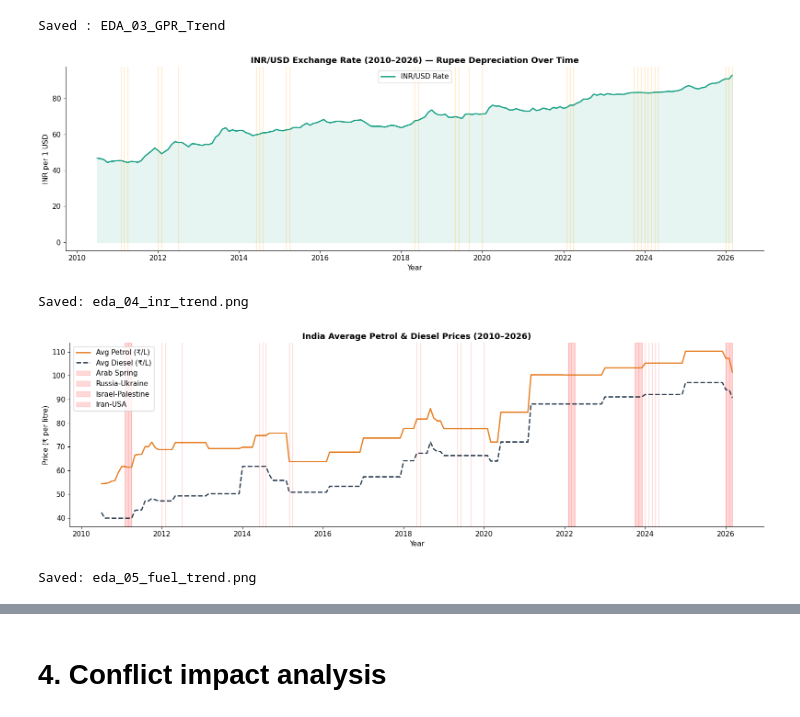
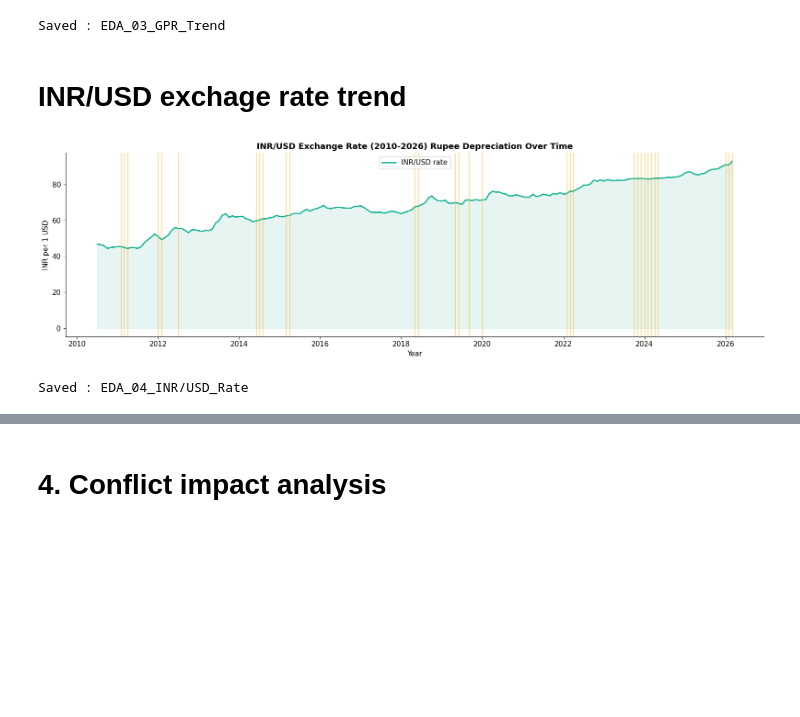
Before and after one commit to Anas-Quazi/Petro-Analyst, a Jupyter notebook: Exploratory_Data_Analysis/eda.ipynb, the cells around one changed output, grey strips where cells are left out. Drawn from its saved outputs; the diff is of its cells as text; code cells hidden in the pictures; blank space fills up the shorter version.

Commit message:
Visualization: Done exploratory analysis for multiple signals

```diff
--- a/Exploratory_Data_Analysis/eda.ipynb
+++ b/Exploratory_Data_Analysis/eda.ipynb
@@ -241,55 +241,25 @@ print("Saved : EDA_03_GPR_Trend")
 # %% [output]
 [figure]
 Saved : EDA_03_GPR_Trend
-# %%
-
-#~ ─── 3d. INR/USD exchange rate trend
-fig, ax = plt.subplots(figsize=(16, 5))
-ax.plot(df['date'], df['usd_rate'], color='#16a085', linewidth=2, label='INR/USD Rate')
-ax.fill_between(df['date'], df['usd_rate'], alpha=0.1, color='#16a085')
-
-for d in conflict_months:
-    ax.axvline(x=d, color='orange', alpha=0.3, linewidth=1)
-
-ax.set_title('INR/USD Exchange Rate (2010–2026) — Rupee Depreciation Over Time')
-ax.set_ylabel('INR per 1 USD')
-ax.set_xlabel('Year')
-ax.legend()
-plt.tight_layout()
-plt.savefig('eda_04_inr_trend.png', dpi=150, bbox_inches='tight')
-plt.show()
-print('Saved: eda_04_inr_trend.png')
-# %% [output]
-[figure, removed]
-Saved: eda_04_inr_trend.png
-# %%
-
-#* ─── 3e. Petrol & Diesel Trend
-fig, ax = plt.subplots(figsize=(16, 5))
-ax.plot(df['date'], df['avg_petrol'], color='#e67e22', linewidth=2, label='Avg Petrol (₹/L)')
-ax.plot(df['date'], df['avg_diesel'], color='#2c3e50', linewidth=2, label='Avg Diesel (₹/L)', linestyle='--')
-
-for d in conflict_months:
-    ax.axvline(x=d, color='red', alpha=0.2, linewidth=1)
-
-#! Shade conflict periods
-conflict_periods = [
-    ('2011-02-01', '2011-04-01', 'Arab Spring'),
-    ('2022-02-01', '2022-04-01', 'Russia-Ukraine'),
-    ('2023-10-01', '2023-12-01', 'Israel-Palestine'),
-    ('2026-01-01', '2026-03-01', 'Iran-USA'),
-]
-for start, end, label in conflict_periods:
-    ax.axvspan(pd.to_datetime(start), pd.to_datetime(end), alpha=0.15, color='red', label=label)
-
-ax.set_title('India Average Petrol & Diesel Prices (2010–2026)')
-ax.set_ylabel('Price (₹ per litre)')
-ax.set_xlabel('Year')
-ax.legend()
-plt.tight_layout()
-plt.savefig('eda_05_fuel_trend.png', dpi=150, bbox_inches='tight')
-plt.show()
-print('Saved: eda_05_fuel_trend.png')
-# %% [output]
-[figure, removed]
-Saved: eda_05_fuel_trend.png
+# %% [markdown]
+# INR/USD exchage rate trend
+# %%
+
+fig, ax = plt.subplots(figsize=(16, 5))
+ax.plot(df['date'], df['INR/USD_rate'], color="#0fb292", linewidth=2, label='INR/USD rate')
+ax.fill_between(df['date'], df['INR/USD_rate'], alpha=0.1, color='#16a085')
+
+for d in conflict_months:
+    ax.axvline(x=d, color='orange', alpha=0.6, linewidth=1)
+
+ax.set_title('INR/USD Exchange Rate (2010-2026) Rupee Depreciation Over Time')
+ax.set_xlabel('Year')
+ax.set_ylabel('INR per 1 USD')
+plt.legend(loc='best')
+plt.tight_layout()
+plt.savefig(r'C:\Users\anasq\OneDrive\Desktop\PetroAnalyst\Exploratory_Data_Analysis\EDA_Visualizations\EDA_04_INR_USD_Rate.png', dpi=150, bbox_inches='tight')
+plt.show()
+print('Saved : EDA_04_INR/USD_Rate')
+# %% [output]
+[figure, added]
+Saved : EDA_04_INR/USD_Rate
```
Also changed, not shown: parts of 2 cells of this notebook, 3 other files.
